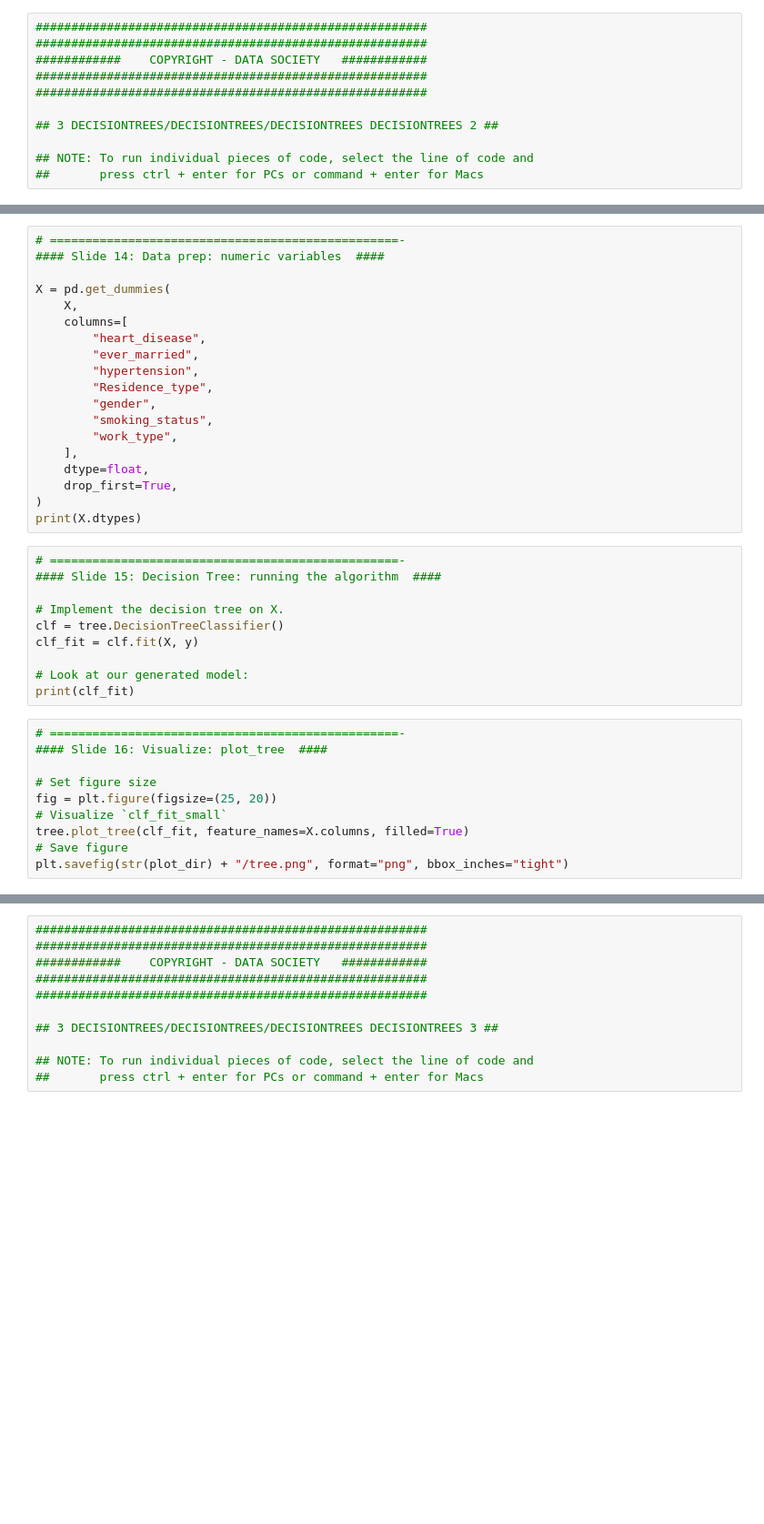
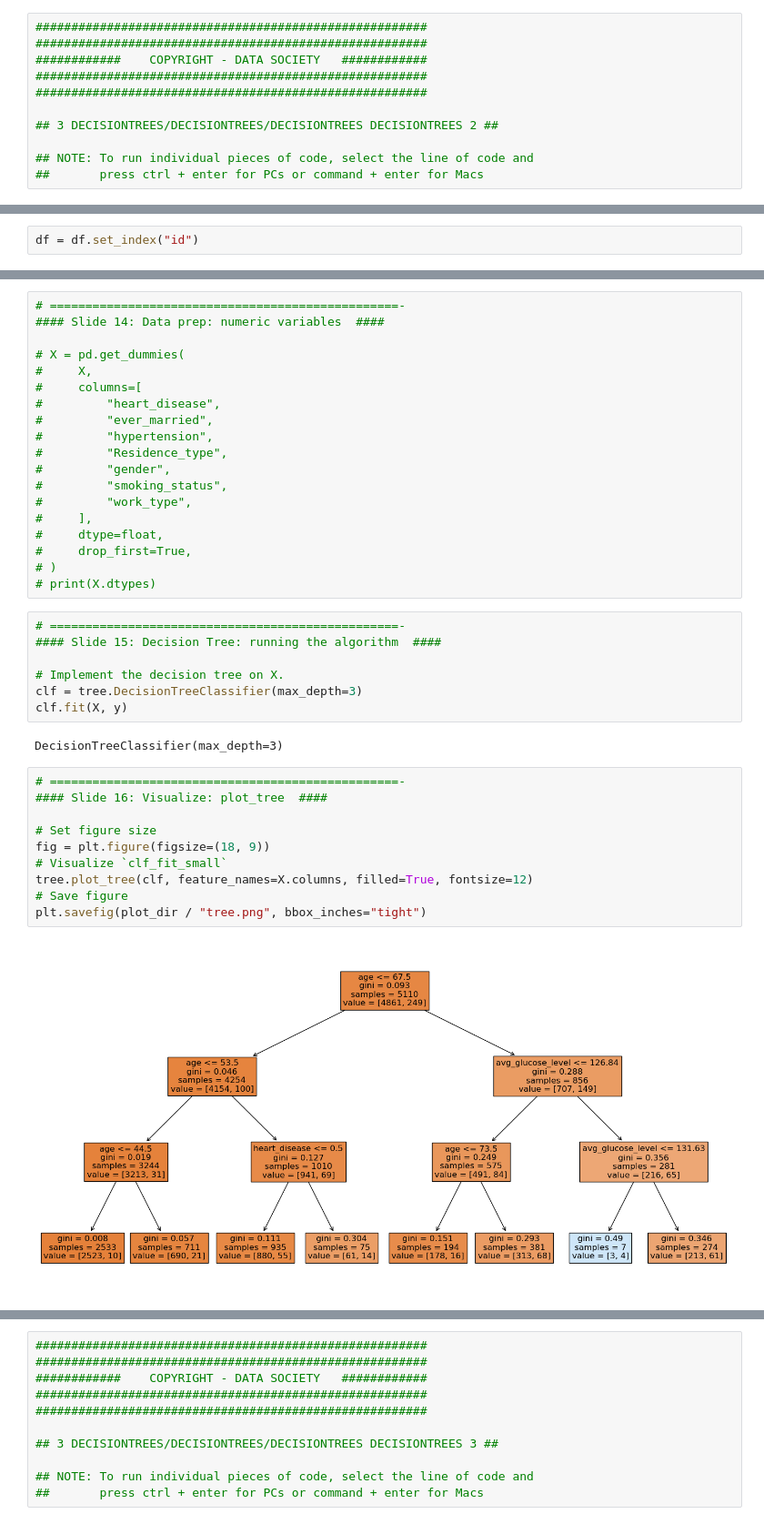
Before and after one commit to maptv/Classification-with-Python, a Jupyter notebook: 3-DecisionTrees/3-DecisionTrees-code.ipynb, the cells around one changed output, grey strips where cells are left out. Shown at 91% size. Saved outputs shown, nothing was run; the diff lists cells and outputs as text; blank space fills up the shorter version.

```diff
--- a/3-DecisionTrees/3-DecisionTrees-code.ipynb
+++ b/3-DecisionTrees/3-DecisionTrees-code.ipynb
@@ -62,0 +69,2 @@ print(df.head())
+# %%
+df = df.set_index("id")
@@ -118,41 +154,42 @@ y = np.array(df["stroke"])
 # =================================================-
 #### Slide 14: Data prep: numeric variables  ####
 
-X = pd.get_dummies(
-    X,
-    columns=[
-        "heart_disease",
-        "ever_married",
-        "hypertension",
-        "Residence_type",
-        "gender",
-        "smoking_status",
-        "work_type",
-    ],
-    dtype=float,
-    drop_first=True,
-)
-print(X.dtypes)
+# X = pd.get_dummies(
+#     X,
+#     columns=[
+#         "heart_disease",
+#         "ever_married",
+#         "hypertension",
+#         "Residence_type",
+#         "gender",
+#         "smoking_status",
+#         "work_type",
+#     ],
+#     dtype=float,
+#     drop_first=True,
+# )
+# print(X.dtypes)
 # %%
 # =================================================-
 #### Slide 15: Decision Tree: running the algorithm  ####
 
 # Implement the decision tree on X.
-clf = tree.DecisionTreeClassifier()
-clf_fit = clf.fit(X, y)
-
-# Look at our generated model:
-print(clf_fit)
+clf = tree.DecisionTreeClassifier(max_depth=3)
+clf.fit(X, y)
+# %% [output]
+DecisionTreeClassifier(max_depth=3)
 # %%
 # =================================================-
 #### Slide 16: Visualize: plot_tree  ####
 
 # Set figure size
-fig = plt.figure(figsize=(25, 20))
+fig = plt.figure(figsize=(18, 9))
 # Visualize `clf_fit_small`
-tree.plot_tree(clf_fit, feature_names=X.columns, filled=True)
+tree.plot_tree(clf, feature_names=X.columns, filled=True, fontsize=12)
 # Save figure
-plt.savefig(str(plot_dir) + "/tree.png", format="png", bbox_inches="tight")
+plt.savefig(plot_dir / "tree.png", bbox_inches="tight")
+# %% [output]
+[figure, added]
 # %%
 # =================================================-
 #### Slide 19: Split into train and test sets  ####
```
Also changed, not shown: parts of 51 cells of this notebook, 1 other file.
